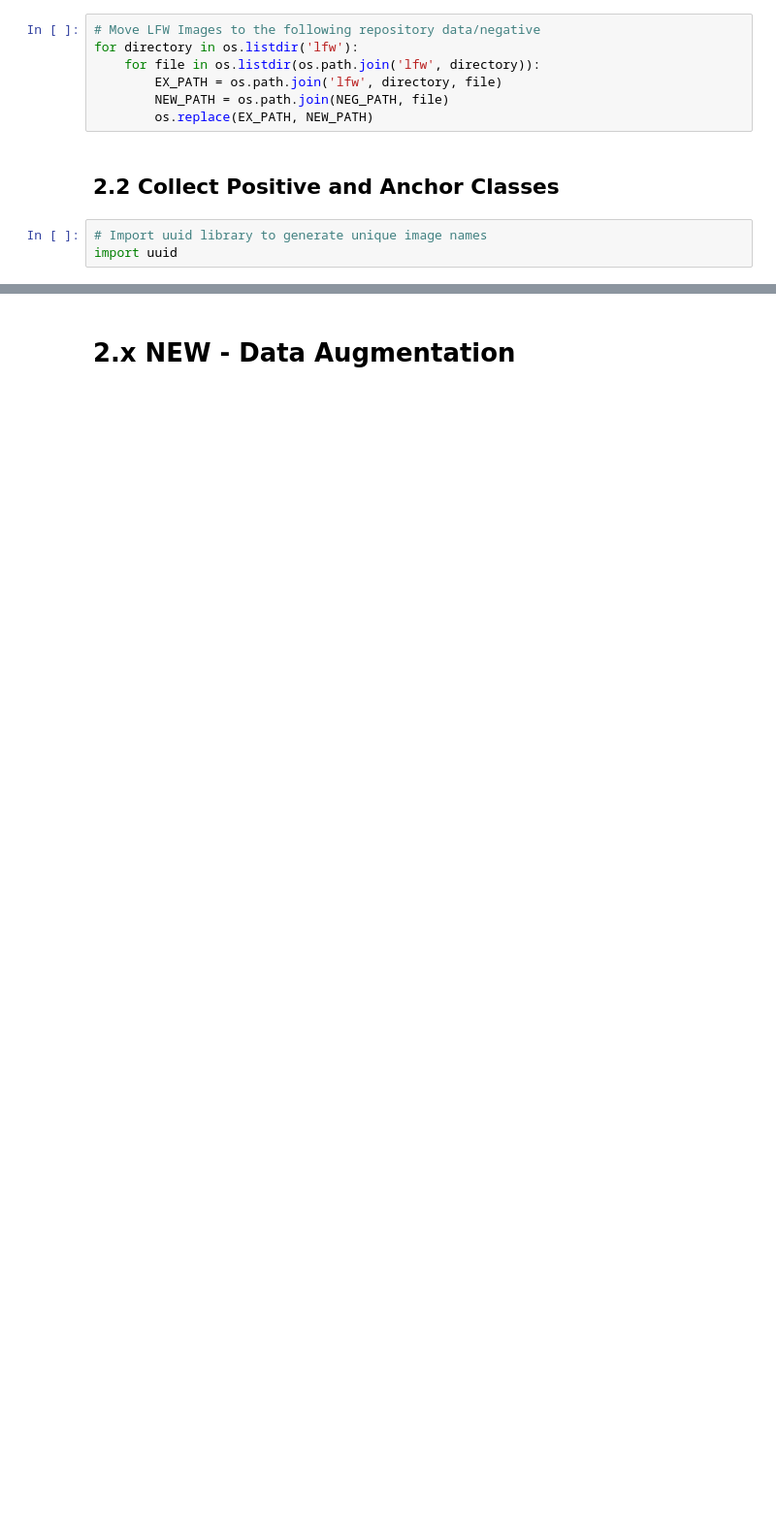
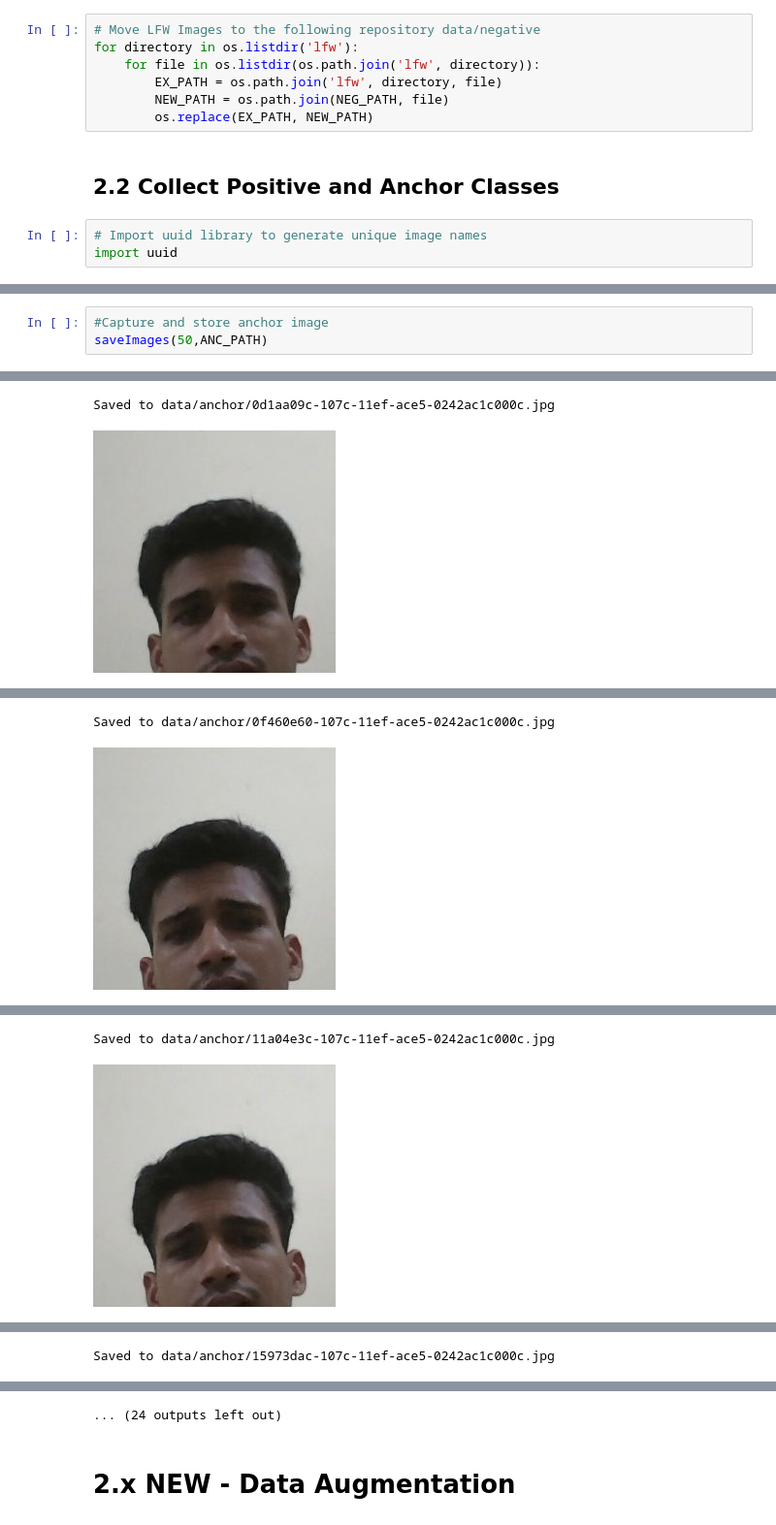
Before and after one commit to Raanjeetsgolu/CNN-Face-Recognation.ipynb, a Jupyter notebook: FaceRecognation.ipynb, the cells around one changed output, grey strips where cells are left out. Shown at 97% size. Saved outputs shown, nothing was run; the diff lists cells and outputs as text; blank space fills up the shorter version.

```diff
--- a/FaceRecognation.ipynb
+++ b/FaceRecognation.ipynb
@@ -177,0 +188,4 @@ Saved to data/positive/2535473c-f433-11ee-ba4e-0242ac1c000c.jpg
+# %%
+#Capture and store anchor image
+saveImages(50,ANC_PATH)
+# %% [output]
@@ -177,0 +193,2 @@ Saved to data/positive/2535473c-f433-11ee-ba4e-0242ac1c000c.jpg
+Saved to data/anchor/0d1aa09c-107c-11ef-ace5-0242ac1c000c.jpg
+[figure, added]
@@ -177,0 +196,2 @@ Saved to data/positive/2535473c-f433-11ee-ba4e-0242ac1c000c.jpg
+Saved to data/anchor/0f460e60-107c-11ef-ace5-0242ac1c000c.jpg
+[figure, added]
@@ -177,0 +199,2 @@ Saved to data/positive/2535473c-f433-11ee-ba4e-0242ac1c000c.jpg
+Saved to data/anchor/11a04e3c-107c-11ef-ace5-0242ac1c000c.jpg
+[figure, added]
@@ -177,0 +202 @@ Saved to data/positive/2535473c-f433-11ee-ba4e-0242ac1c000c.jpg
+Saved to data/anchor/15973dac-107c-11ef-ace5-0242ac1c000c.jpg
@@ -178,3 +204,4 @@ Saved to data/positive/2535473c-f433-11ee-ba4e-0242ac1c000c.jpg
+... (24 outputs left out)
 # %% [markdown]
 # 2.x NEW - Data Augmentation
 # %%
```
Also changed, not shown: parts of 98 cells of this notebook.
